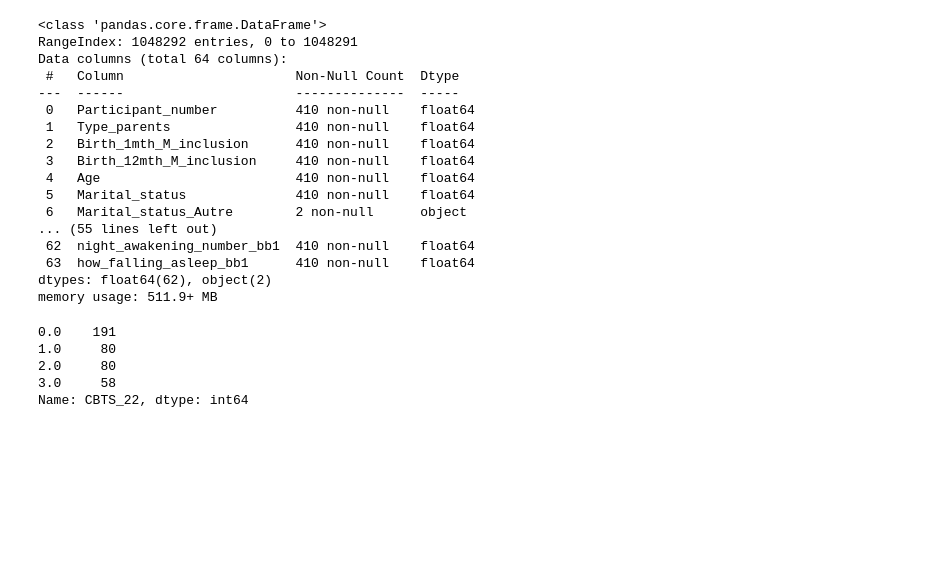
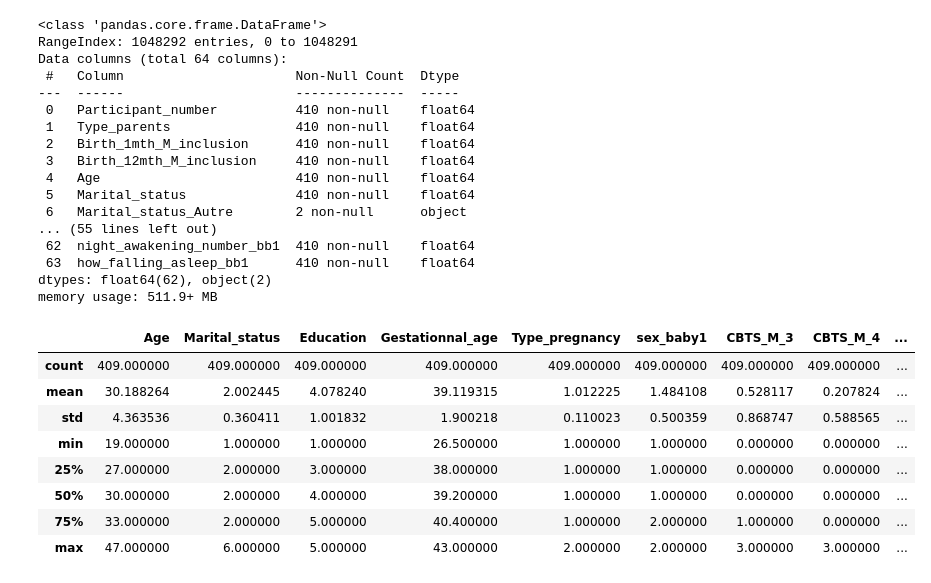
Before and after one commit to Hasibull/maternal-health-monitoring-ML, a Jupyter notebook: Src/postpartum_EDA.ipynb, the cells around one changed output. Saved outputs shown, nothing was run; the diff lists cells and outputs as text; code cells hidden in the pictures; blank space fills up the shorter version.

```diff
--- a/Src/postpartum_EDA.ipynb
+++ b/Src/postpartum_EDA.ipynb
@@ -49,8 +59,0 @@ postpartum_df = postpartum_df.drop(["Marital_status_Autre"], axis=1)
-# %%
-postpartum_df['CBTS_22'].value_counts()
-# %% [output]
-0.0    191
-1.0     80
-2.0     80
-3.0     58
-Name: CBTS_22, dtype: int64
@@ -58,0 +60,12 @@ Type_parents, Birth_1mth_M_inclusion, Birth_12mth_M_inclusion
+# %%
+postpartum_df.describe()
+# %% [output]
+|  | Age | Marital_status | Education | Gestationnal_age | Type_pregnancy | sex_baby1 | CBTS_M_3 | CBTS_M_4 | ... |
+| count | 409.000000 | 409.000000 | 409.000000 | 409.000000 | 409.000000 | 409.000000 | 409.000000 | 409.000000 | ... |
+| mean | 30.188264 | 2.002445 | 4.078240 | 39.119315 | 1.012225 | 1.484108 | 0.528117 | 0.207824 | ... |
+| std | 4.363536 | 0.360411 | 1.001832 | 1.900218 | 0.110023 | 0.500359 | 0.868747 | 0.588565 | ... |
+| min | 19.000000 | 1.000000 | 1.000000 | 26.500000 | 1.000000 | 1.000000 | 0.000000 | 0.000000 | ... |
+| 25% | 27.000000 | 2.000000 | 3.000000 | 38.000000 | 1.000000 | 1.000000 | 0.000000 | 0.000000 | ... |
+| 50% | 30.000000 | 2.000000 | 4.000000 | 39.200000 | 1.000000 | 1.000000 | 0.000000 | 0.000000 | ... |
+| 75% | 33.000000 | 2.000000 | 5.000000 | 40.400000 | 1.000000 | 2.000000 | 1.000000 | 0.000000 | ... |
+| max | 47.000000 | 6.000000 | 5.000000 | 43.000000 | 2.000000 | 2.000000 | 3.000000 | 3.000000 | ... |
```
Also changed, not shown: parts of 15 cells of this notebook, 8 other files.
